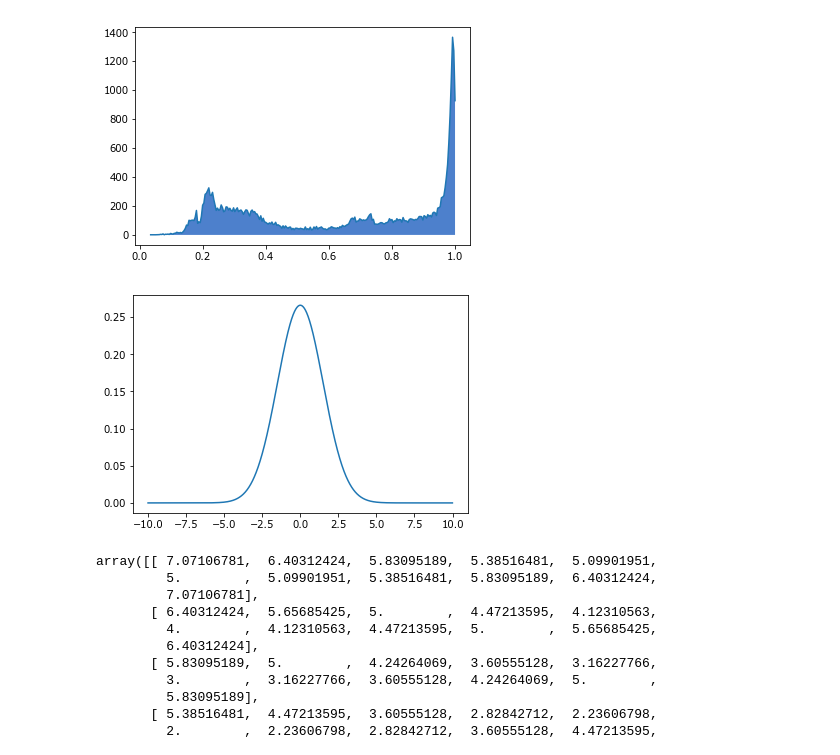
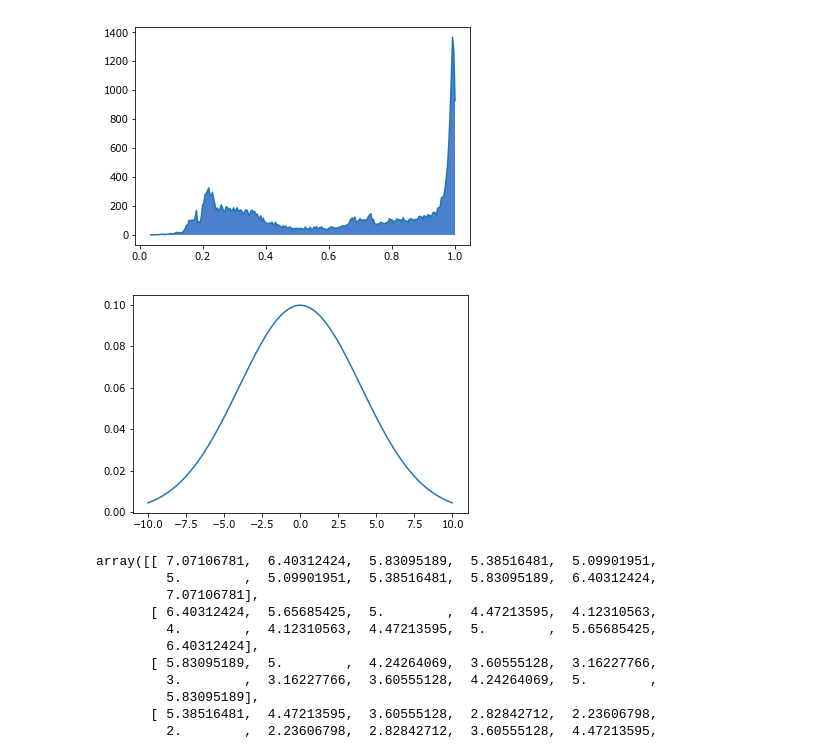
Before and after one commit to yexxyy/jupyter_notebook, a Jupyter notebook: 工具学习/matplotlib.ipynb, the cells around one changed output. Saved outputs shown, nothing was run; the diff lists cells and outputs as text; code cells hidden in the pictures.

```diff
--- a/工具学习/matplotlib.ipynb
+++ b/工具学习/matplotlib.ipynb
@@ -122,19 +113,19 @@ plt.show()
 # %%
 #高斯模糊
 #http://accu.cc/content/pil/spatial_filter_gaussian_blur/
 import math
 
 def gaussian_dis(r):
-    sigma=1.5
+    sigma=4
     return 1 / math.sqrt((2 * math.pi * sigma ** 2))* math.exp((-r**2) / (2 * sigma ** 2))
 
 
 t = np.arange(-10.0, 10.0, 0.01)
 s = np.array([gaussian_dis(x) for x in t])
 fig, ax = plt.subplots()
 ax.plot(t, s)
 plt.show()
 # %% [output]
-[figure, old version]
+[figure, new version]
 # %%
 #模糊半径
```
Also changed, not shown: parts of 6 cells of this notebook, 2 other files.
